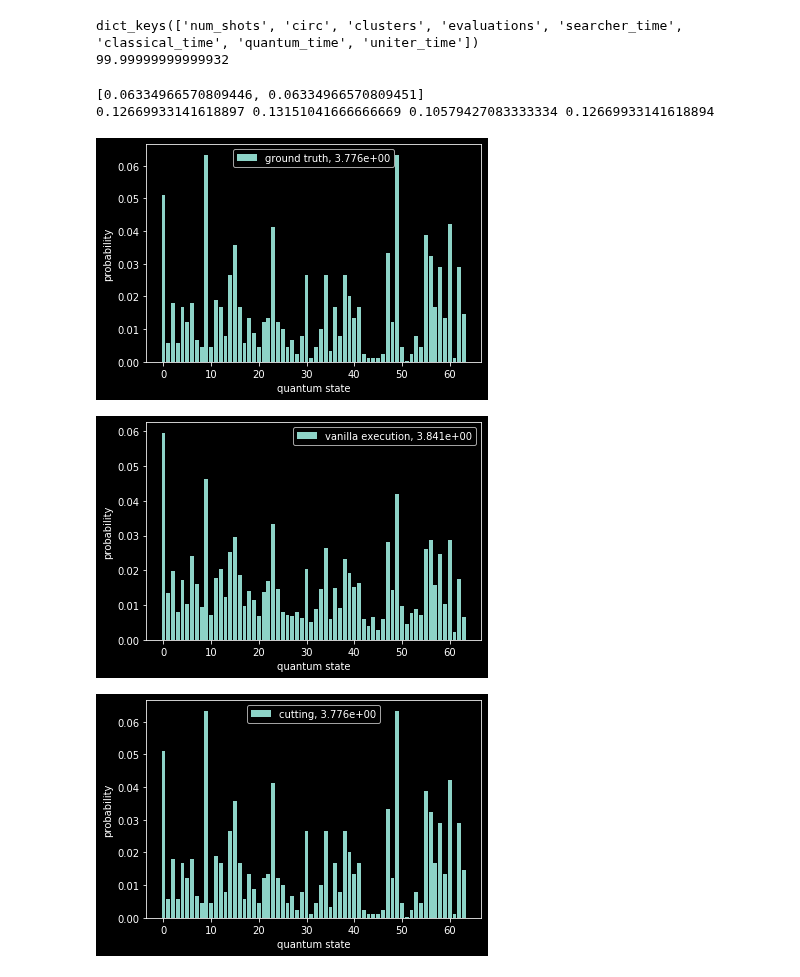
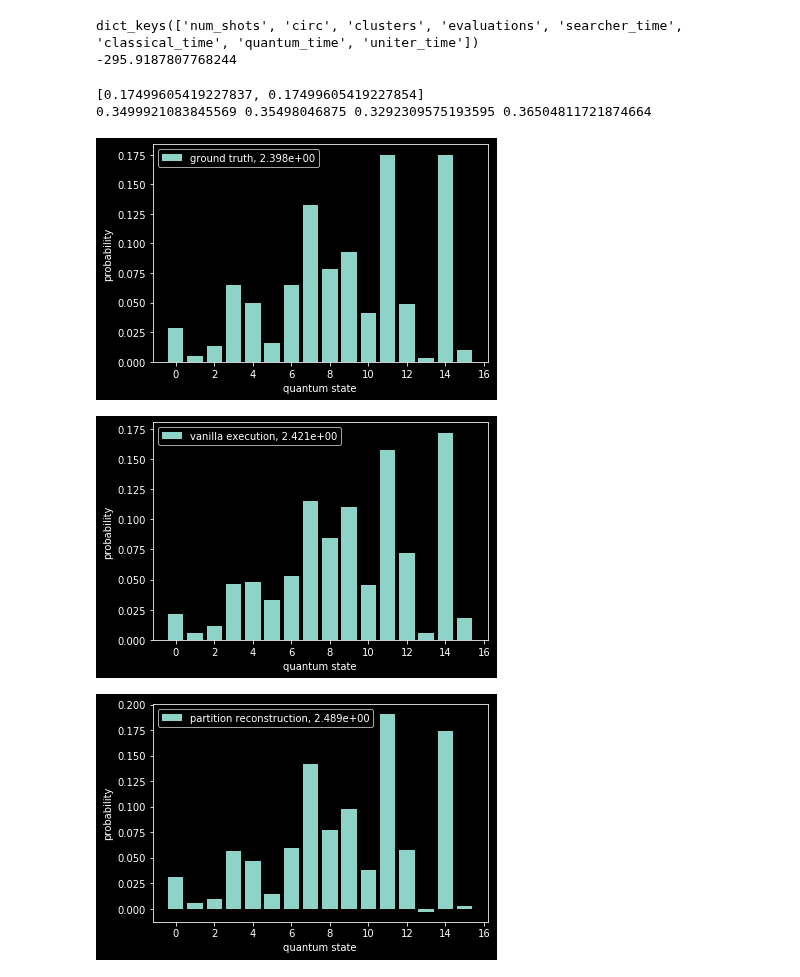
Before and after one commit to teaguetomesh/dqva-and-circuit-cutting, a Jupyter notebook: check_output.ipynb, the cells around one changed output. Cells and saved outputs as stored; diff of their text form; code cells hidden in the pictures.

```diff
--- a/check_output.ipynb
+++ b/check_output.ipynb
@@ -4,7 +4,7 @@ import matplotlib.pyplot as plt
 import numpy as np
 from helper_fun import cross_entropy
 
-f = open('./benchmark_data/classical_plotter_input_ibmq_boeblingen.p', 'rb' )
+f = open('./benchmark_data/quantum_plotter_input_ibmq_boeblingen_saturated.p', 'rb' )
 plotter_inputs = []
 while 1:
     try:
@@ -12,15 +12,15 @@ while 1:
     except EOFError:
         break
 # %%
-repetition_idx = 0
-case = (4,6)
+repetition_idx = 2
+case = (3,4)
 plotter_input = plotter_inputs[repetition_idx][case]
 print(plotter_input.keys())
 circ = plotter_input['circ']
 d1 = plotter_input['evaluations']['sv_noiseless']
 d2 = plotter_input['evaluations']['qasm']
 d3 = plotter_input['evaluations']['qasm+noise']
-d4 = plotter_input['evaluations']['cutting']
+d4 = plotter_input['evaluations']['qasm+noise+cutting']
 ground_truth = cross_entropy(target=d1,obs=d1)
 qasm = cross_entropy(target=d1,obs=d2)
 qasm_noise = cross_entropy(target=d1,obs=d3)
@@ -31,41 +31,41 @@ percent_change = 100*(qasm_noise - qasm_noise_cutting)/(qasm_noise - ground_trut
 print(percent_change)
 # %% [output]
 dict_keys(['num_shots', 'circ', 'clusters', 'evaluations', 'searcher_time', 'classical_time', 'quantum_time', 'uniter_time'])
-99.99999999999932
+-295.9187807768244
 # %%
 plot_range = min(64,len(d1))
 x = np.arange(len(d1))[:plot_range]
 
 plt.figure()
 plt.bar(x,height=d1[:plot_range],label='ground truth, %.3e'%cross_entropy(d1,d1))
 plt.xlabel('quantum state')
 plt.ylabel('probability')
 plt.legend()
 plt.savefig('ground_truth_eg.png',dpi=400,transparent=True)
 
 plt.figure()
 plt.bar(x,height=d3[:plot_range],label='vanilla execution, %.3e'%cross_entropy(d1,d3))
 plt.xlabel('quantum state')
 plt.ylabel('probability')
 plt.legend()
 plt.savefig('vanilla_execution_eg.png',dpi=400,transparent=True)
 
 plt.figure()
-plt.bar(x,height=d4[:plot_range],label='cutting, %.3e'%cross_entropy(d1,d4))
+plt.bar(x,height=d4[:plot_range],label='partition reconstruction, %.3e'%cross_entropy(d1,d4))
 plt.xlabel('quantum state')
 plt.ylabel('probability')
 plt.legend()
 plt.savefig('partition_reconstruction_eg.png',dpi=400,transparent=True)
 
 d1.sort()
 d2.sort()
 d3.sort()
 d4.sort()
 print(d1[-2:])
 print(sum(d1[-2:]),sum(d2[-2:]),sum(d3[-2:]),sum(d4[-2:]))
 # %% [output]
-[0.06334966570809446, 0.06334966570809451]
-0.12669933141618897 0.13151041666666669 0.10579427083333334 0.12669933141618894
+[0.17499605419227837, 0.17499605419227854]
+0.3499921083845569 0.35498046875 0.3292309575193595 0.36504811721874664
-[figure, old version]
+[figure, new version]
-[figure, old version]
+[figure, new version]
-[figure, old version]
+[figure, new version]
```
Also changed, not shown: 19 other files.
